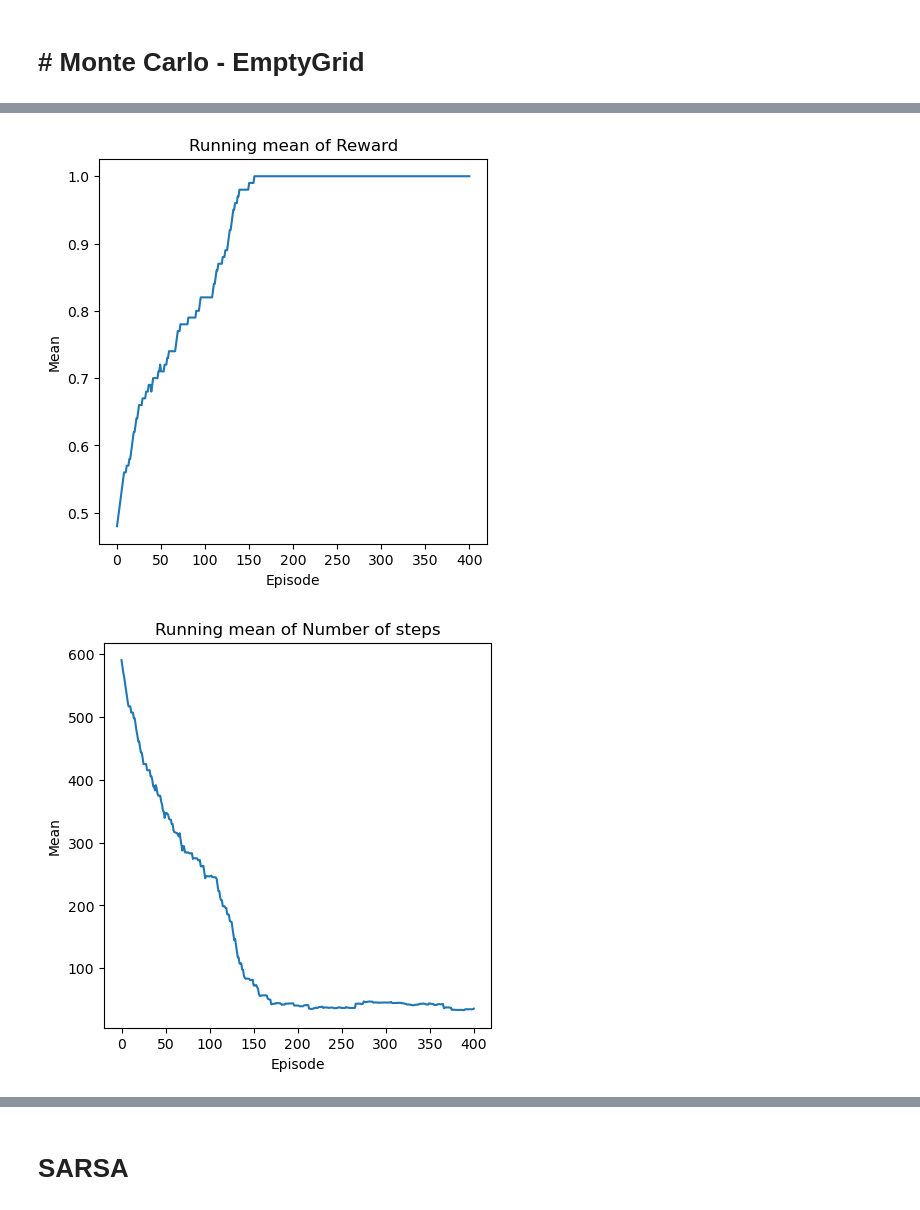
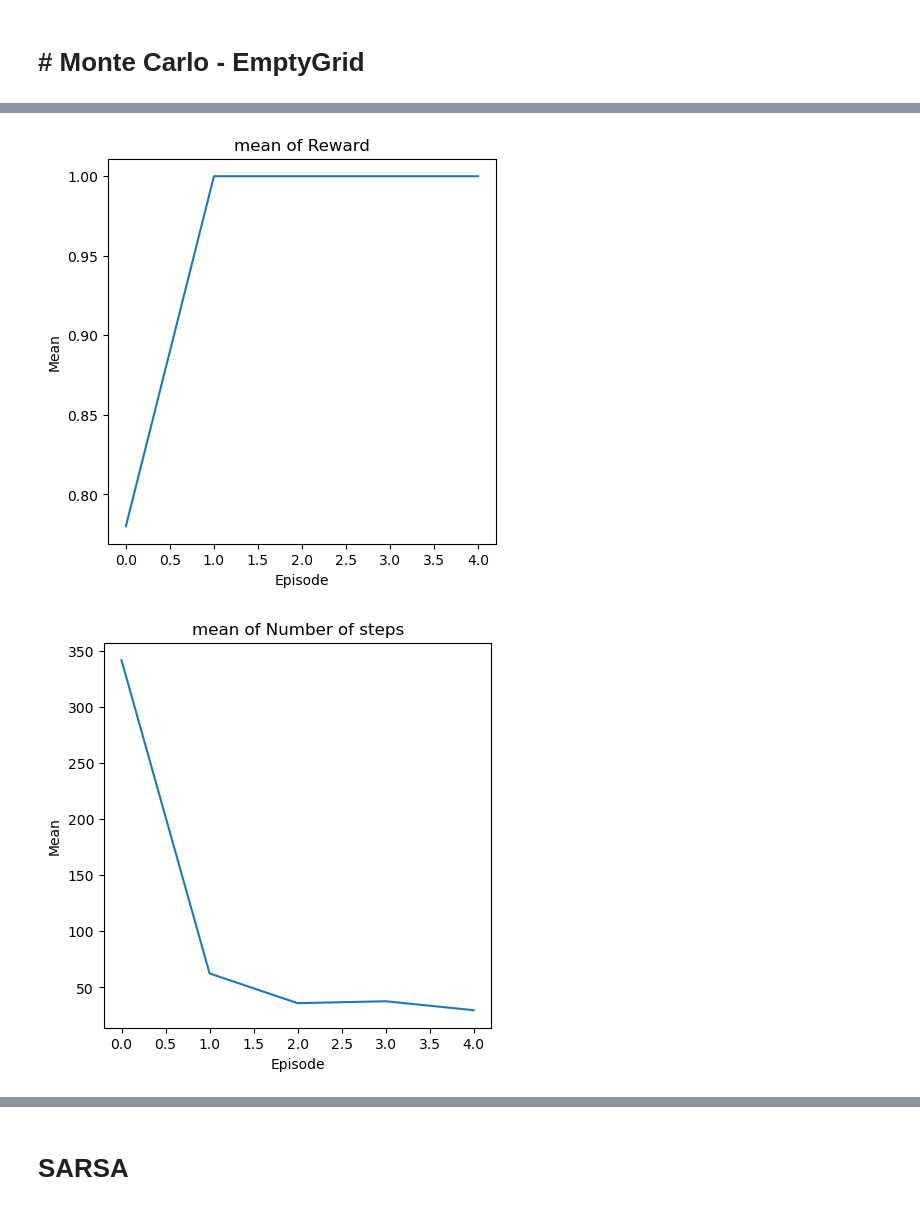
Before and after one commit to Lior-Baruch/RL, a Jupyter notebook: Mid_Project_tabular_RL_Minigrid_2024.ipynb, the cells around one changed output, grey strips where cells are left out. Cells and saved outputs as stored; diff of their text form; code cells hidden in the pictures.

```diff
--- a/Mid_Project_tabular_RL_Minigrid_2024.ipynb
+++ b/Mid_Project_tabular_RL_Minigrid_2024.ipynb
@@ -766,10 +799,10 @@ Episode 400/500 (1)
 # %%
 # Plot the reward history
-avg_reward_100 = running_mean(reward_his_mc_empty, 100 ,display=True, list_name="Reward")
-avg_steps_100 = running_mean(num_steps_his_mc_empty, 100 ,display=True, list_name="Number of steps")
+avg_reward_100 = mean_list(reward_his_mc_empty, 100 ,display=True, list_name="Reward")
+avg_steps_100 = mean_list(num_steps_his_mc_empty, 100 ,display=True, list_name="Number of steps")
 # %% [output]
-[figure, old version]
+[figure, new version]
-[figure, old version]
+[figure, new version]
 # %%
 print(f"Q table size: {len(Q_mc_empty)}")
 print(f"P table size: {len(policy_mc_empty)}")
```
Also changed, not shown: parts of 6 cells of this notebook.
